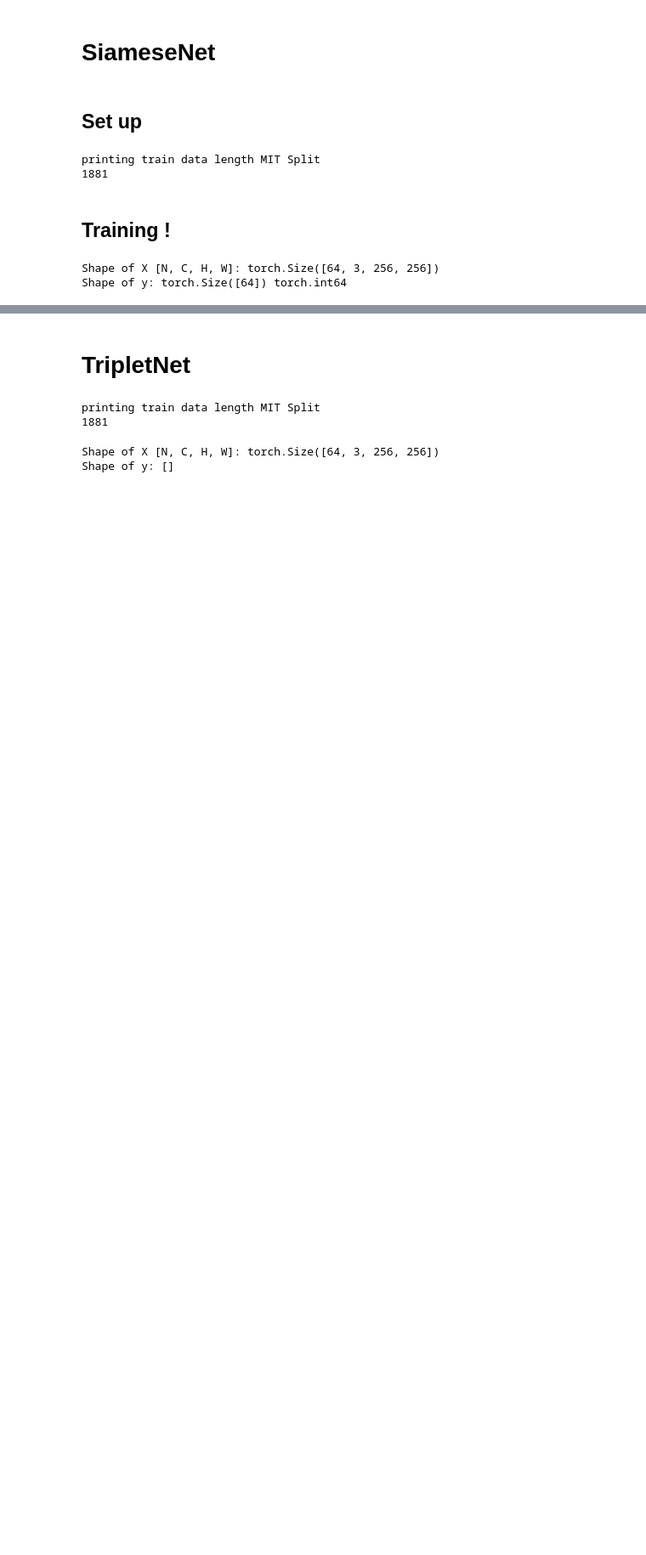
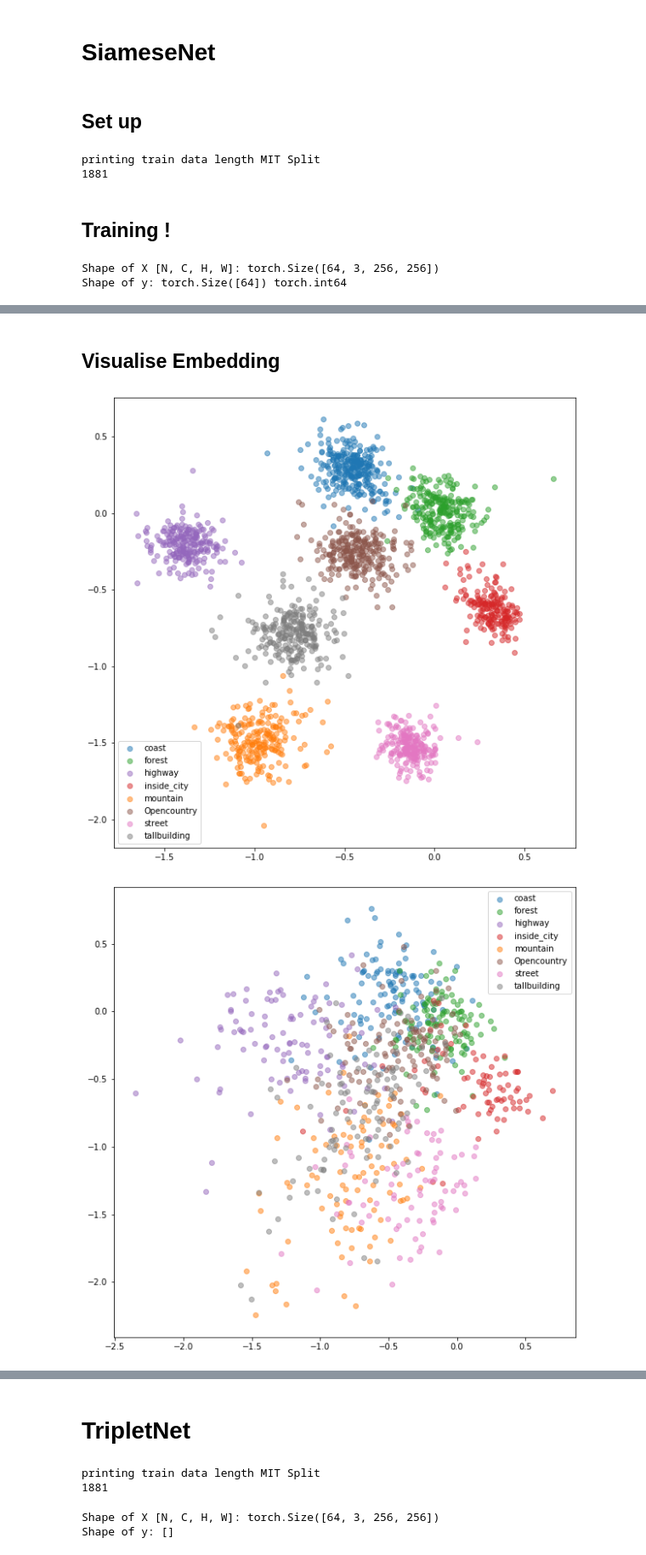
Before and after one commit to bersecke/MCV-2022-M5-Project, a Jupyter notebook: Week4/taskb.ipynb, the cells around one changed output, grey strips where cells are left out. Shown at 85% size. Saved outputs shown, nothing was run; the diff lists cells and outputs as text; code cells hidden in the pictures; blank space fills up the shorter version.

Commit message:
updated siamese

```diff
--- a/Week4/taskb.ipynb
+++ b/Week4/taskb.ipynb
@@ -156,11 +156,11 @@ printing train data length MIT Split
 ## Training !
 # %%
 # Set up the network and training parameters
-from networks import ModelM3, SiameseNet
+from networks import EmbeddingNet, SiameseNet
 from losses import ContrastiveLoss
 
 # Step 2
-embedding_net = ModelM3()
+embedding_net = EmbeddingNet()
 # Step 3
 model = SiameseNet(embedding_net)
 if cuda:
@@ -171,8 +171,8 @@ margin = 1.
 loss_fn = ContrastiveLoss(margin)
 lr = 1e-3
 optimizer = optim.Adam(model.parameters(), lr=lr)
-scheduler = lr_scheduler.StepLR(optimizer, 8, gamma=0.1, last_epoch=-1)
-n_epochs = 10
+scheduler = lr_scheduler.StepLR(optimizer, 8, gamma=0.9, last_epoch=-1)
+n_epochs = 30
 log_interval = 1000
 # %%
 ## Visualise input
@@ -209 +209,15 @@ Epoch: 10/10. Validation set: Average loss: 0.0794
+# %% [markdown]
+## Visualise Embedding
+# %%
+from embeddings_utils import *
+
+# Load embedding
+train_embeddings_cl, train_labels_cl = extract_embeddings(train_loader, model, 2)
+test_embeddings_cl, test_labels_cl = extract_embeddings(test_loader, model, 2)
+# %%
+plot_embeddings(train_embeddings_cl, train_labels_cl, mit_classes, colors)
+plot_embeddings(test_embeddings_cl, test_labels_cl, mit_classes, colors)
+# %% [output]
+[figure, added]
+[figure, added]
 # %% [markdown]
```
Also changed, not shown: parts of 15 cells of this notebook, 2 other files.
